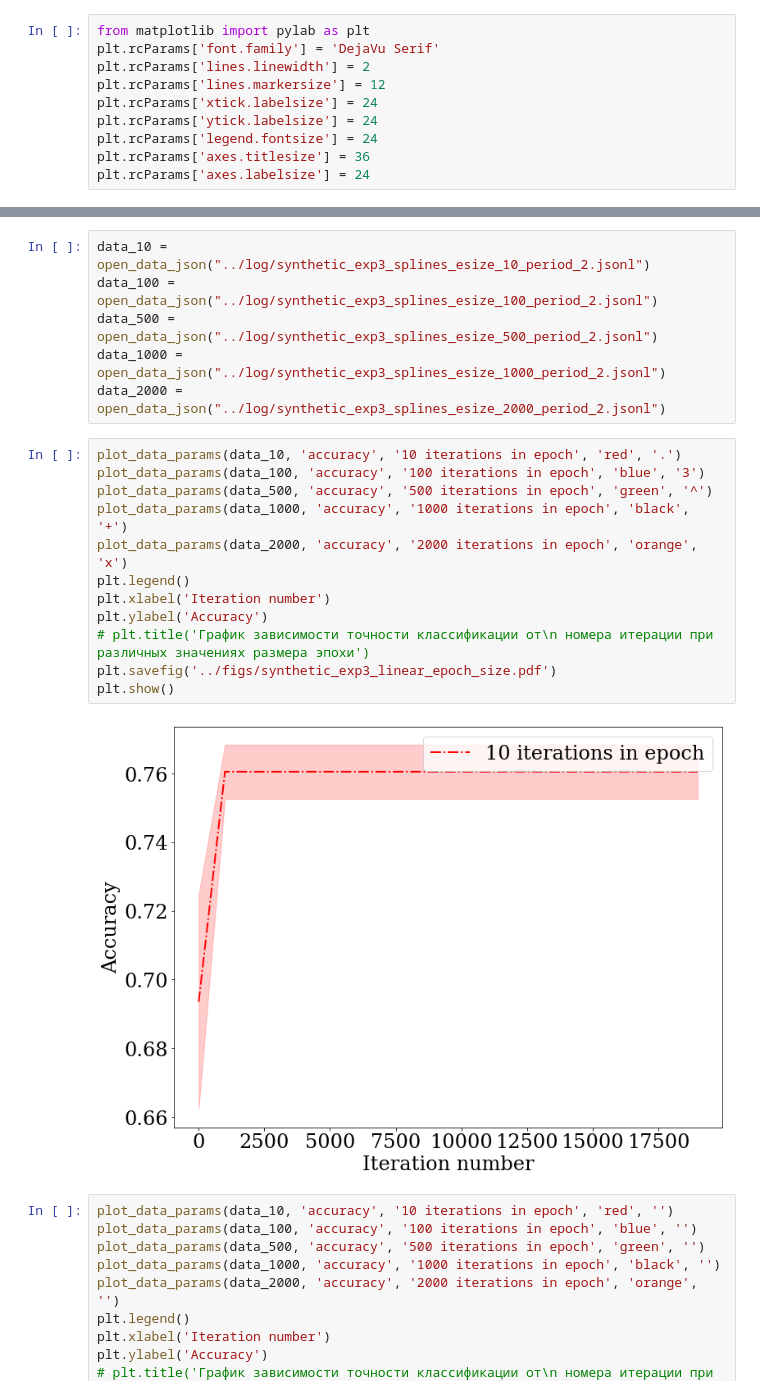
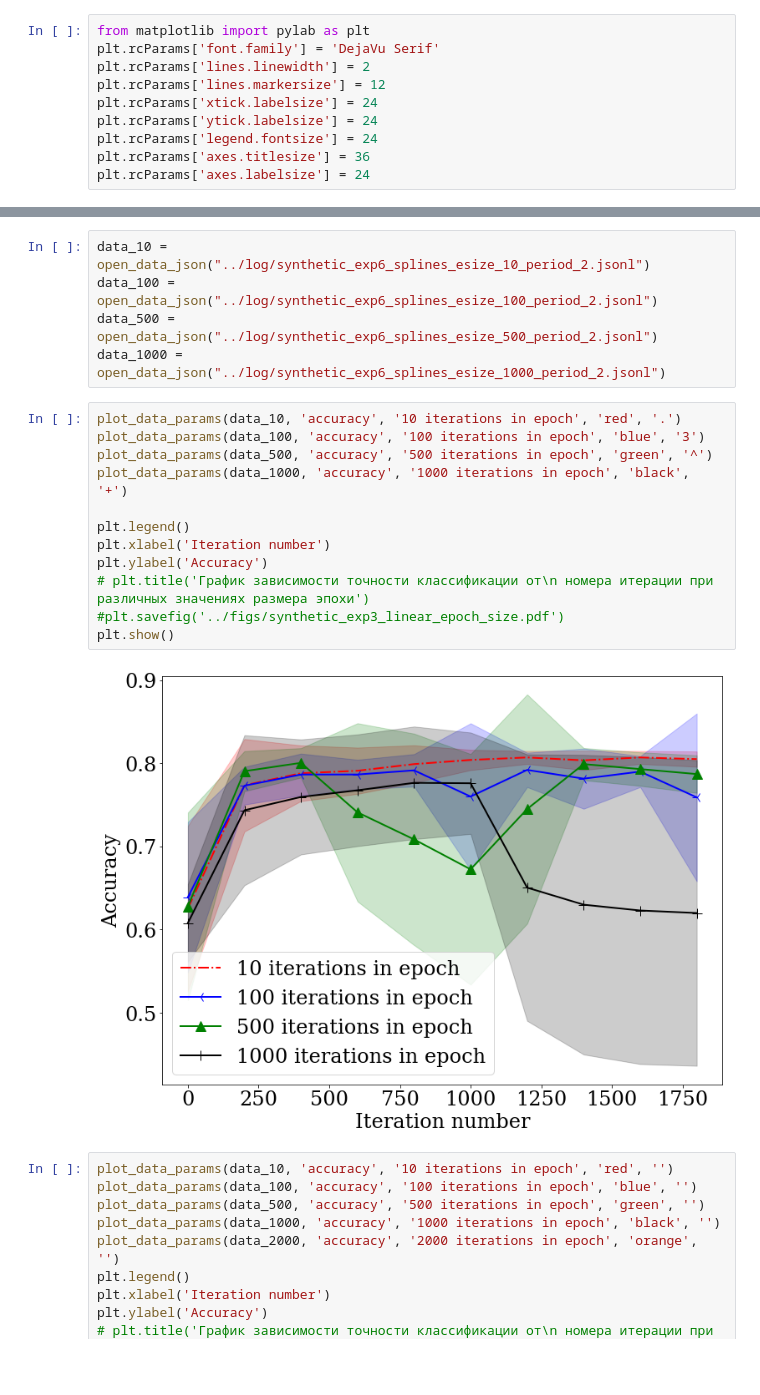
Before and after one commit to Intelligent-Systems-Phystech/MetaOptDistillation, a Jupyter notebook: notebooks/synthetic_data_experiment.ipynb, the cells around one changed output, grey strips where cells are left out. Drawn from its saved outputs; the diff is of its cells as text; blank space fills up the shorter version.

```diff
--- a/notebooks/synthetic_data_experiment.ipynb
+++ b/notebooks/synthetic_data_experiment.ipynb
@@ -349,23 +369,22 @@ plt.rcParams['axes.labelsize'] = 24
 # %%
-data_10 = open_data_json("../log/synthetic_exp3_splines_esize_10_period_2.jsonl")
-data_100 = open_data_json("../log/synthetic_exp3_splines_esize_100_period_2.jsonl")
-data_500 = open_data_json("../log/synthetic_exp3_splines_esize_500_period_2.jsonl")
-data_1000 = open_data_json("../log/synthetic_exp3_splines_esize_1000_period_2.jsonl")
-data_2000 = open_data_json("../log/synthetic_exp3_splines_esize_2000_period_2.jsonl")
+data_10 = open_data_json("../log/synthetic_exp6_splines_esize_10_period_2.jsonl")
+data_100 = open_data_json("../log/synthetic_exp6_splines_esize_100_period_2.jsonl")
+data_500 = open_data_json("../log/synthetic_exp6_splines_esize_500_period_2.jsonl")
+data_1000 = open_data_json("../log/synthetic_exp6_splines_esize_1000_period_2.jsonl")
 # %%
 plot_data_params(data_10, 'accuracy', '10 iterations in epoch', 'red', '.')
 plot_data_params(data_100, 'accuracy', '100 iterations in epoch', 'blue', '3')
 plot_data_params(data_500, 'accuracy', '500 iterations in epoch', 'green', '^')
 plot_data_params(data_1000, 'accuracy', '1000 iterations in epoch', 'black', '+')
-plot_data_params(data_2000, 'accuracy', '2000 iterations in epoch', 'orange', 'x')
+
 plt.legend()
 plt.xlabel('Iteration number')
 plt.ylabel('Accuracy')
 # plt.title('График зависимости точности классификации от\n номера итерации при различных значениях размера эпохи')
-plt.savefig('../figs/synthetic_exp3_linear_epoch_size.pdf')
+#plt.savefig('../figs/synthetic_exp3_linear_epoch_size.pdf')
 plt.show()
 # %% [output]
-[figure, old version]
+[figure, new version]
 # %%
 plot_data_params(data_10, 'accuracy', '10 iterations in epoch', 'red', '')
 plot_data_params(data_100, 'accuracy', '100 iterations in epoch', 'blue', '')
```
Also changed, not shown: parts of 14 cells of this notebook, 17 other files.
